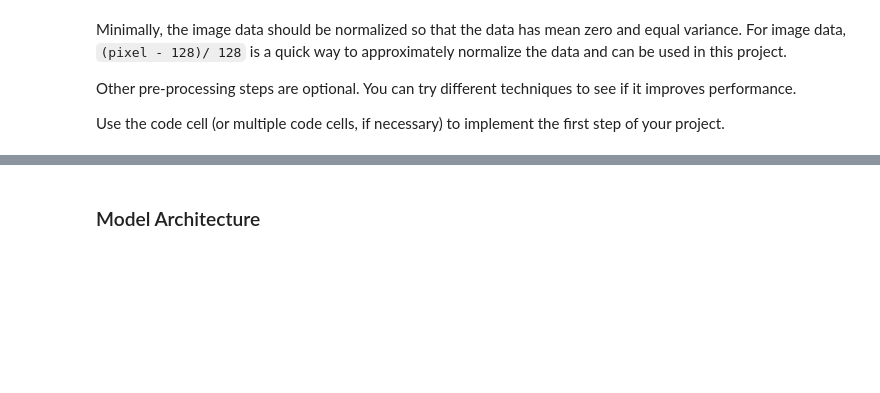
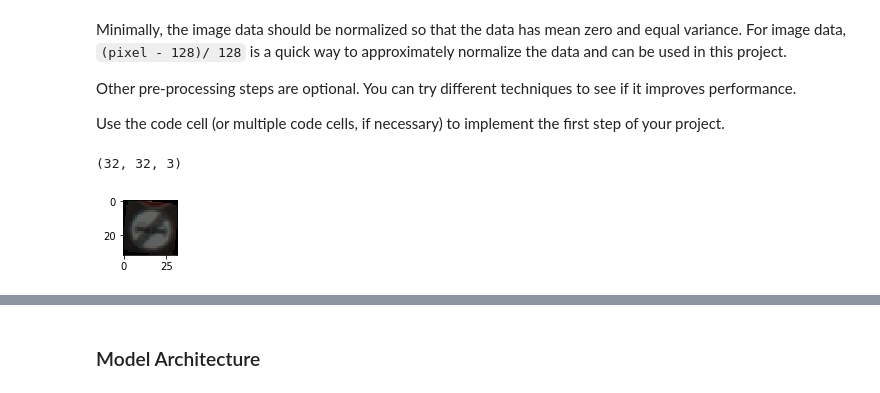
Before and after one commit to mariusbjansen/CarND-Traffic-Sign-Classifier-Project, a Jupyter notebook: Traffic_Sign_Classifier.ipynb, the cells around one changed output, grey strips where cells are left out. Cells and saved outputs as stored; diff of their text form; code cells hidden in the pictures; blank space fills up the shorter version.

```diff
--- a/Traffic_Sign_Classifier.ipynb
+++ b/Traffic_Sign_Classifier.ipynb
@@ -202,5 +211,38 @@ Minimally, the image data should be normalized so that the data has mean zero an
 Other pre-processing steps are optional. You can try different techniques to see if it improves performance.
 
 Use the code cell (or multiple code cells, if necessary) to implement the first step of your project.
+# %%
+from scipy import ndimage
+
+def saltAndPepperNoise(img, numPixels):
+    for i in range(numPixels):
+        idx_x = int(np.random.rand()*img.shape[0])
+        idx_y = int(np.random.rand()*img.shape[1])
+
+        value = random.randint(0, 1)*255
+
+        img[idx_x, idx_y, 0] = value
+        img[idx_x, idx_y, 1] = value
+        img[idx_x, idx_y, 2] = value
+
+    return img
+
+def rotate(img, rotBy):
+    img = ndimage.rotate(img,angle=rotBy,reshape=False)
+    return img
+# %%
+%matplotlib inline
+
+index = 23
+image = X_train[index].squeeze()
+
+plt.figure(figsize=(1,1))
+#plt.imshow(image)
+plt.imshow(rotate(image,-10))
+print(rotate(image,0).shape)
+#print("Sample image below. Corresponding label/index is:", y_train[index])
+# %% [output]
+(32, 32, 3)
+[figure, added]
 # %%
 ### Database equalization
```
Also changed, not shown: parts of 16 cells of this notebook, 5 other files.
